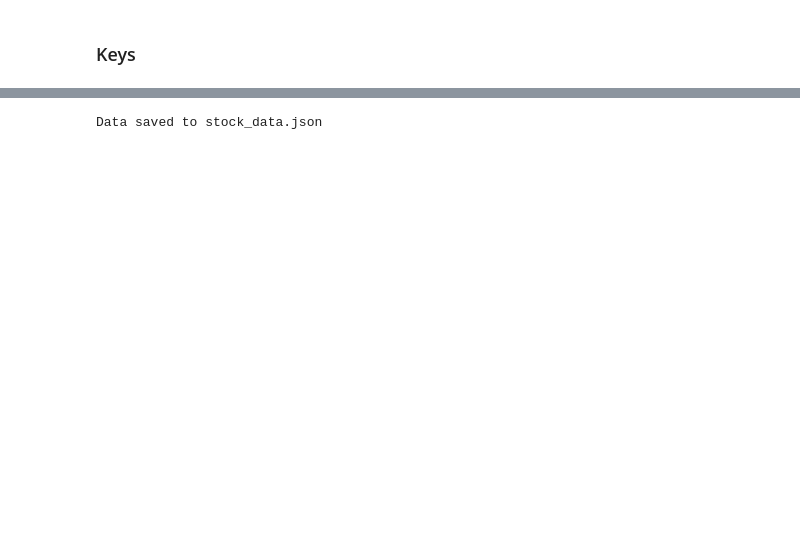
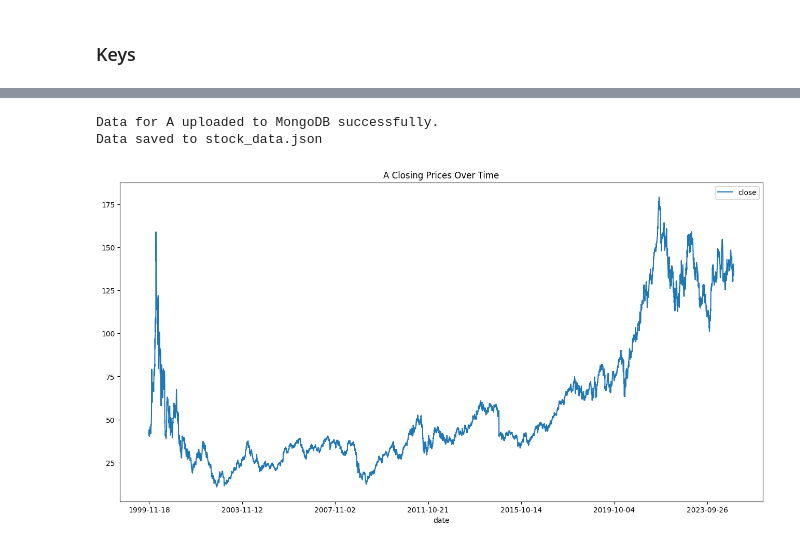
Before and after one commit to ansh2903/Cognivesh, a Jupyter notebook: Main.ipynb, the cells around one changed output, grey strips where cells are left out. Drawn from its saved outputs; the diff is of its cells as text; code cells hidden in the pictures; blank space fills up the shorter version.

```diff
--- a/Main.ipynb
+++ b/Main.ipynb
@@ -11,3 +11,14 @@ from datetime import datetime
 import time
 from pymongo.mongo_client import MongoClient
 from pymongo.server_api import ServerApi
+# %%
+# MongoDB setup
+mongoUri = "mongodb+srv://anshsharma2903:9968264920@stockmarketdata.idn7b.mongodb.net/?retryWrites=true&w=majority&appName=StockMarketData"
+client = MongoClient(mongoUri, server_api=ServerApi('1'))
+try:
+    client.admin.command('ping')
+    print("Pinged your deployment successfully.")
+except Exception as e:
+    print(e)
+
+db = client['StockMarketData']
@@ -14,12 +27,11 @@ from pymongo.server_api import ServerApi
 # %% [markdown]
 ### Keys
 # %%
-# List of API keys
+# List of API keys for rotating to avoid rate limits
 api_keys = [
     "KY1QQES2VAJB74DG",
     "VWZMSUQ0M9254YC0",
     "WQLYU474OYKT37V7",
-    "36H0QDI3NINY1B0M",
-    "ERQHAVC3A9ZAQUVZ",
+    "36H0QDI3A9ZAQUVZ",
     "8D0BSSB96RQ8C81M"
 ]
@@ -26,4 +65,4 @@ api_keys = [
 # %%
+# API endpoints and symbols
 base_url = "https://www.alphavantage.co/query?"
 timeSeries = "TIME_SERIES_DAILY"
-symbol = input("Enter the stock symbol: ")
@@ -65,36 +121,58 @@ stock_data = fetch_with_key_switching(Base_Data)
 # %%
-# Assuming response is obtained from your API call
+# Fetch stock data
+stock_data = fetch_with_key_switching(Base_Data)
+
+# Processing and uploading data if response is received
 if stock_data:
-    # Remove the "Meta Data" section
+    symbol = stock_data["Meta Data"]["2. Symbol"] if "Meta Data" in stock_data else symbol
+
     if "Meta Data" in stock_data:
         del stock_data["Meta Data"]
 
-    # Extract "Time Series (Daily)" data
-    time_series_data = stock_data["Time Series (Daily)"]
+    # Extract and process time series data
+    time_series_data = stock_data.get("Time Series (Daily)", {})
 
-    # Convert to a list of dictionaries for easier manipulation
     processed_data = []
     for date, metrics in time_series_data.items():
         full_data = {
             "date": date,
             "open": float(metrics["1. open"]),
             "high": float(metrics["2. high"]),
             "low": float(metrics["3. low"]),
             "close": float(metrics["4. close"]),
             "volume": int(metrics["5. volume"]),
         }
         processed_data.append(full_data)
 
     processed_data.sort(key=lambda x: datetime.strptime(x["date"], "%Y-%m-%d"))
 
-  # Save the processed data to a JSON file
+    # Insert processed data into MongoDB
+    try:
+        db.Stock_Price.insert_many(processed_data, ordered=False)
+        print(f"Data for {symbol} uploaded to MongoDB successfully.")
+    except Exception as e:
+        print(f"An error occurred while uploading to MongoDB: {e}")
+
+    # Remove '_id' from each document before saving to JSON
+    processed_data_no_id = [{k: v for k, v in record.items() if k != '_id'} for record in processed_data]
+
+    # Save processed data without '_id' to JSON file
     with open("stock_data.json", "w") as json_file:
-        json.dump(processed_data, json_file, indent=4)
+        json.dump(processed_data_no_id, json_file, indent=4)
     print("Data saved to stock_data.json")
+
+
+    # Plot closing prices over time
+    data_df = pd.DataFrame(processed_data)
+    data_df.plot(x='date', y='close', figsize=(16, 8), title=f"{symbol} Closing Prices Over Time")
+    plt.show()
+
 else:
     print("Failed to fetch stock data.")
 # %% [output]
+Data for A uploaded to MongoDB successfully.
 Data saved to stock_data.json
+[figure, added]
 # %%
 # Fetch stock overview
 overview_data = fetch_with_key_switching(Overview_URL)
```
Also changed, not shown: parts of 9 cells of this notebook, 1 other file.
